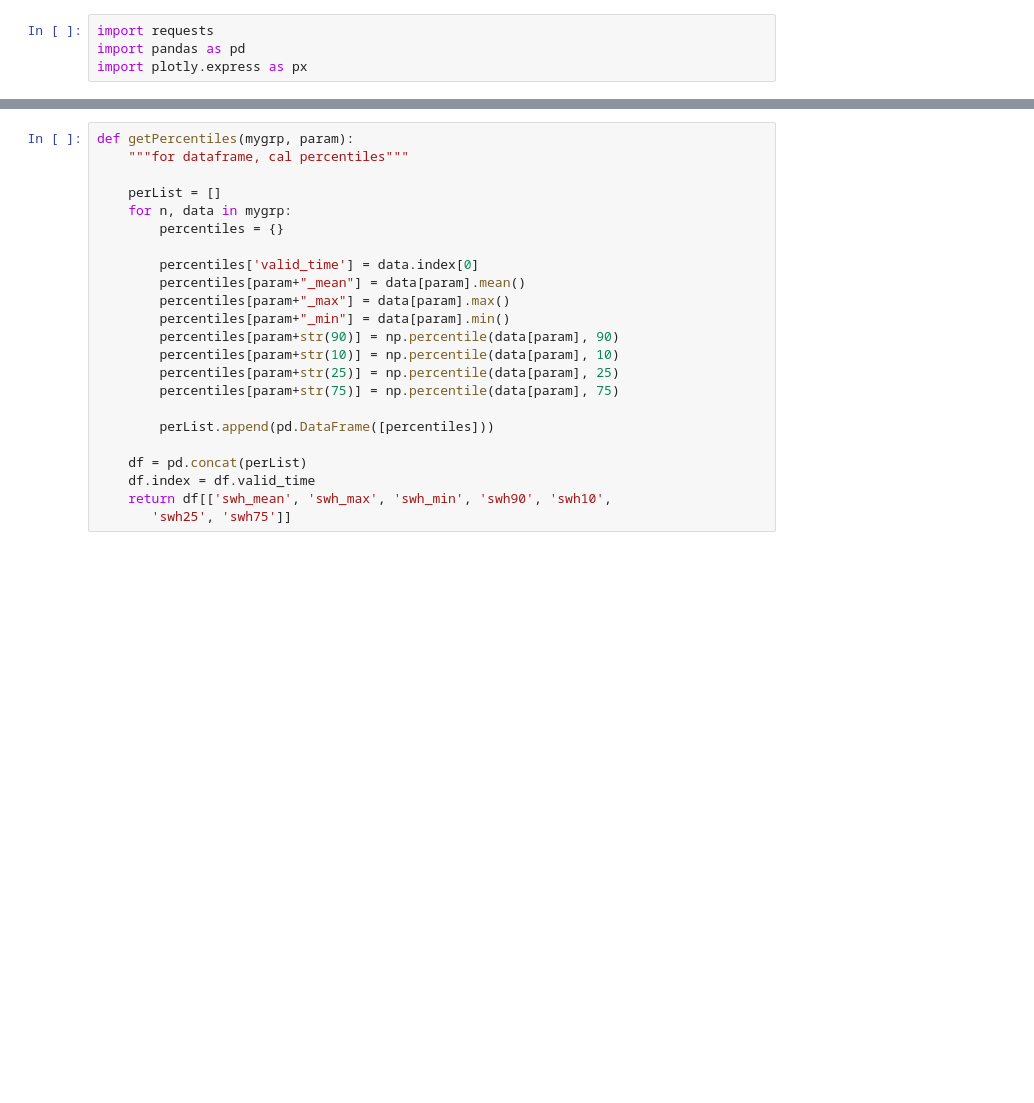
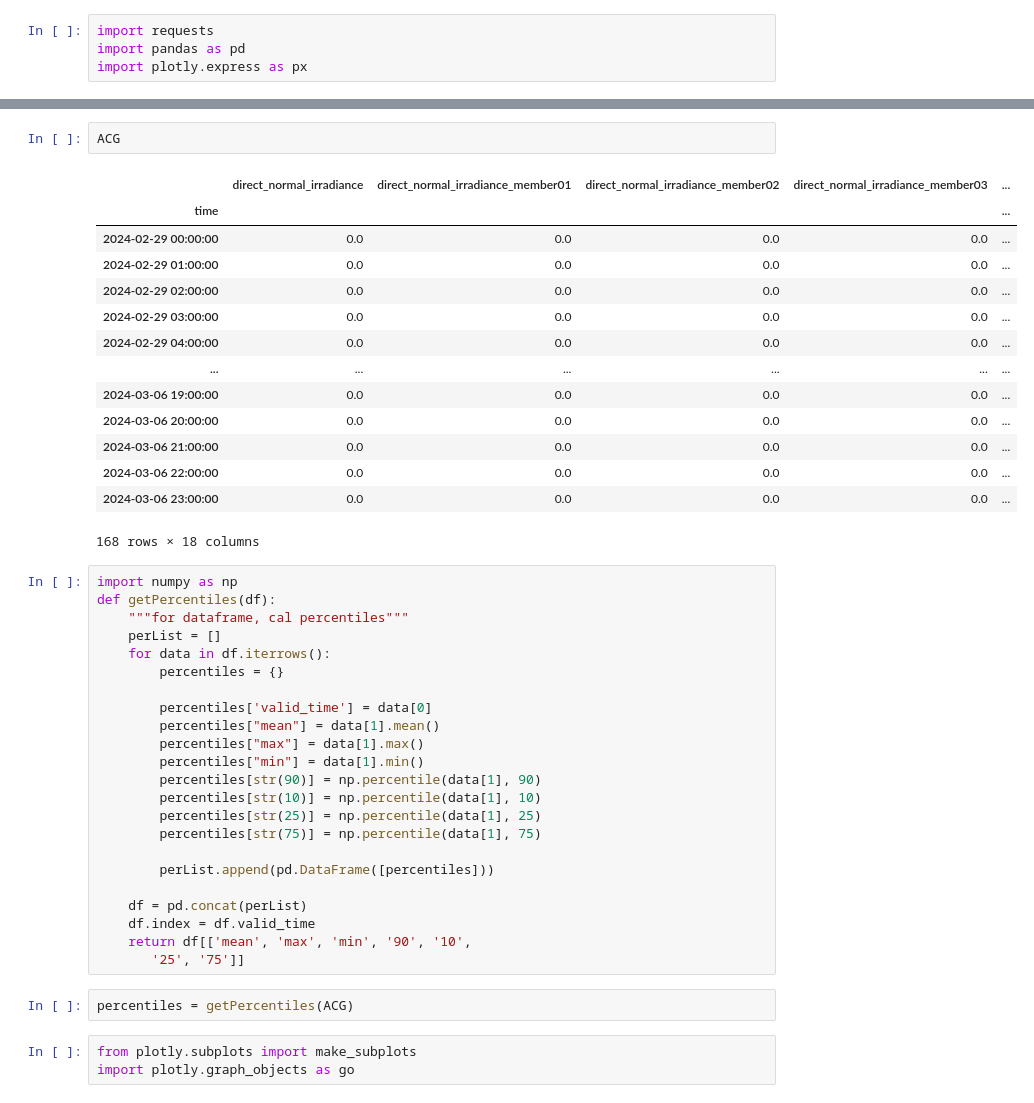
Before and after one commit to DrakonianMight/Sol_forecast, a Jupyter notebook: Solar_irr.ipynb, the cells around one changed output, grey strips where cells are left out. Cells and saved outputs as stored; diff of their text form; blank space fills up the shorter version.

```diff
--- a/Solar_irr.ipynb
+++ b/Solar_irr.ipynb
@@ -114,23 +54,45 @@ ACG.plot()
+# %%
+ACG
+# %% [output]
+|  | direct_normal_irradiance | direct_normal_irradiance_member01 | direct_normal_irradiance_member02 | direct_normal_irradiance_member03 | ... |
+| time |  |  |  |  | ... |
+| 2024-02-29 00:00:00 | 0.0 | 0.0 | 0.0 | 0.0 | ... |
+| 2024-02-29 01:00:00 | 0.0 | 0.0 | 0.0 | 0.0 | ... |
+| 2024-02-29 02:00:00 | 0.0 | 0.0 | 0.0 | 0.0 | ... |
+| 2024-02-29 03:00:00 | 0.0 | 0.0 | 0.0 | 0.0 | ... |
+| 2024-02-29 04:00:00 | 0.0 | 0.0 | 0.0 | 0.0 | ... |
+| ... | ... | ... | ... | ... | ... |
+| 2024-03-06 19:00:00 | 0.0 | 0.0 | 0.0 | 0.0 | ... |
+| 2024-03-06 20:00:00 | 0.0 | 0.0 | 0.0 | 0.0 | ... |
+| 2024-03-06 21:00:00 | 0.0 | 0.0 | 0.0 | 0.0 | ... |
+| 2024-03-06 22:00:00 | 0.0 | 0.0 | 0.0 | 0.0 | ... |
+| 2024-03-06 23:00:00 | 0.0 | 0.0 | 0.0 | 0.0 | ... |
+168 rows × 18 columns
 # %%
-def getPercentiles(mygrp, param):
+import numpy as np
+def getPercentiles(df):
     """for dataframe, cal percentiles"""
-
     perList = []
-    for n, data in mygrp:
+    for data in df.iterrows():
         percentiles = {}
 
-        percentiles['valid_time'] = data.index[0]
-        percentiles[param+"_mean"] = data[param].mean()
-        percentiles[param+"_max"] = data[param].max()
-        percentiles[param+"_min"] = data[param].min()
-        percentiles[param+str(90)] = np.percentile(data[param], 90)
-        percentiles[param+str(10)] = np.percentile(data[param], 10)
-        percentiles[param+str(25)] = np.percentile(data[param], 25)
-        percentiles[param+str(75)] = np.percentile(data[param], 75)
+        percentiles['valid_time'] = data[0]
+        percentiles["mean"] = data[1].mean()
+        percentiles["max"] = data[1].max()
+        percentiles["min"] = data[1].min()
+        percentiles[str(90)] = np.percentile(data[1], 90)
+        percentiles[str(10)] = np.percentile(data[1], 10)
+        percentiles[str(25)] = np.percentile(data[1], 25)
+        percentiles[str(75)] = np.percentile(data[1], 75)
 
         perList.append(pd.DataFrame([percentiles]))
 
     df = pd.concat(perList)
     df.index = df.valid_time
-    return df[['swh_mean', 'swh_max', 'swh_min', 'swh90', 'swh10',
-       'swh25', 'swh75']]
+    return df[['mean', 'max', 'min', '90', '10',
+       '25', '75']]
+# %%
+percentiles = getPercentiles(ACG)
+# %%
+from plotly.subplots import make_subplots
+import plotly.graph_objects as go
```
Also changed, not shown: parts of 12 cells of this notebook.
